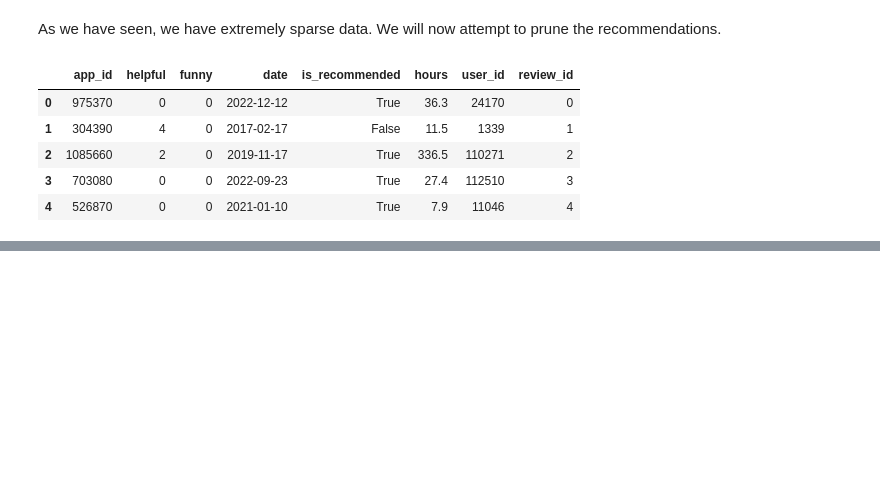
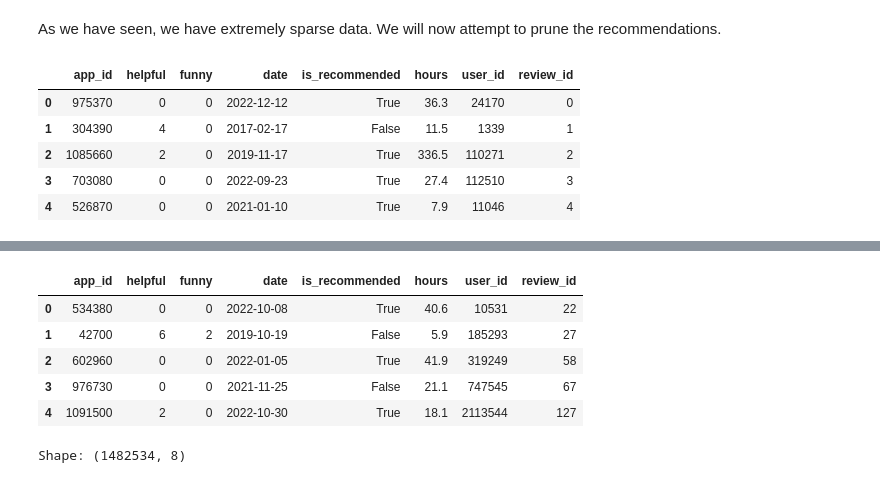
Before and after one commit to MitchellJC/game-rec, a Jupyter notebook: eda.ipynb, the cells around one changed output, grey strips where cells are left out. Drawn from its saved outputs; the diff is of its cells as text; code cells hidden in the pictures; blank space fills up the shorter version.

```diff
--- a/eda.ipynb
+++ b/eda.ipynb
@@ -107,0 +132,15 @@ Finished in 0.9289977550506592 seconds
+# %%
+pruned = pd.read_csv('data/pruned.csv')
+# %%
+pruned.head()
+# %% [output]
+|  | app_id | helpful | funny | date | is_recommended | hours | user_id | review_id |
+| 0 | 534380 | 0 | 0 | 2022-10-08 | True | 40.6 | 10531 | 22 |
+| 1 | 42700 | 6 | 2 | 2019-10-19 | False | 5.9 | 185293 | 27 |
+| 2 | 602960 | 0 | 0 | 2022-01-05 | True | 41.9 | 319249 | 58 |
+| 3 | 976730 | 0 | 0 | 2021-11-25 | False | 21.1 | 747545 | 67 |
+| 4 | 1091500 | 2 | 0 | 2022-10-30 | True | 18.1 | 2113544 | 127 |
+# %%
+print("Shape:", pruned.shape)
+# %% [output]
+Shape: (1482534, 8)
```
Also changed, not shown: parts of 1 cell of this notebook.
